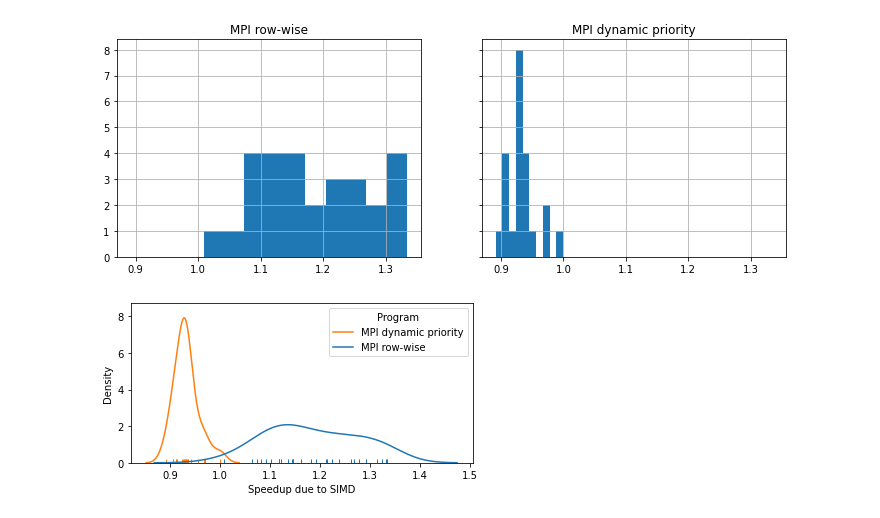
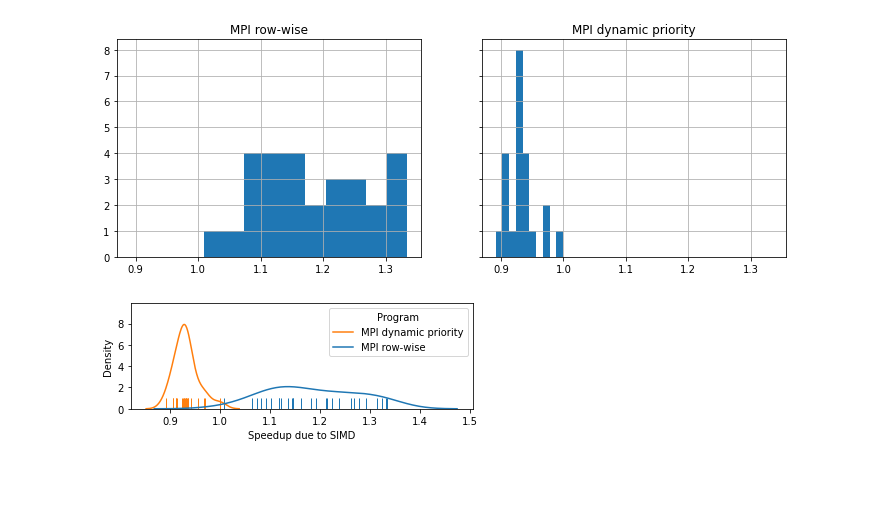
Before and after one commit to tehwalris/mpi-myers-diff, a Jupyter notebook: notebooks/benchmark-analysis-report/simd_comparison.ipynb, the cells around one changed output. Saved outputs shown, nothing was run; the diff lists cells and outputs as text; code cells hidden in the pictures; blank space fills up the shorter version.

Commit message:
More compact SIMD plot

```diff
--- a/notebooks/benchmark-analysis-report/simd_comparison.ipynb
+++ b/notebooks/benchmark-analysis-report/simd_comparison.ipynb
@@ -80,19 +80,28 @@ for diff_program_i, (non_simd_diff_program, simd_diff_program) in enumerate(zip(
 # %%
 temp_2 = {}
 for diff_program_i, (non_simd_diff_program, simd_diff_program) in enumerate(zip(non_simd_diff_programs, simd_diff_programs)):
     temp = benchmark_results.copy()
     temp = temp[(temp['diff_program'].isin([non_simd_diff_program, simd_diff_program])) & (temp['input_strategy'] == 'independent')]
     temp = temp.groupby(['generation_config_i', 'mpi_procs', 'diff_program'])['micros_until_len'].median().unstack('diff_program')
     temp = temp[(temp >= 1e6).all(axis=1)]
     temp = temp[non_simd_diff_program] / temp[simd_diff_program]
     temp_2[nice_name_map[simd_diff_program]] = temp
 temp_2 = pd.DataFrame(temp_2)
 
-g = sns.displot(temp_2, kind='kde', legend=False, rug=True, height=5.5/2, aspect=2);
+shape = (5.5, 2)
+g = sns.displot(
+    temp_2,
+    kind='kde',
+    legend=False,
+    rug=True,
+    rug_kws={'height': 0.1},
+    height=shape[1],
+    aspect=shape[0] / shape[1],
+);
 g.ax.legend(sorted(temp_2.columns), title='Program'); # HACK make the legend text and colors match
 g.ax.set_xlabel('Speedup due to SIMD')
 sns.despine(top=False, right=False)
 
 save_plot(g.fig, 'simd-comparison')
 # %% [output]
-[figure, old version]
+[figure, new version]
```
